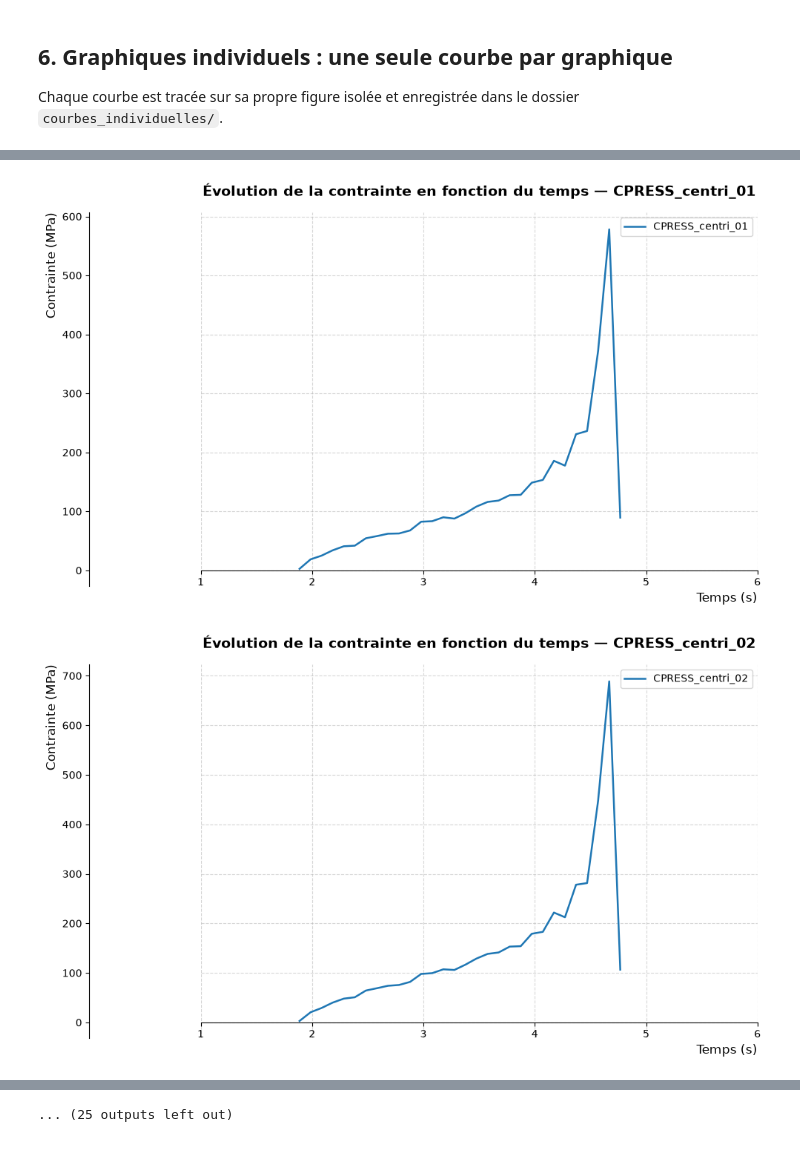
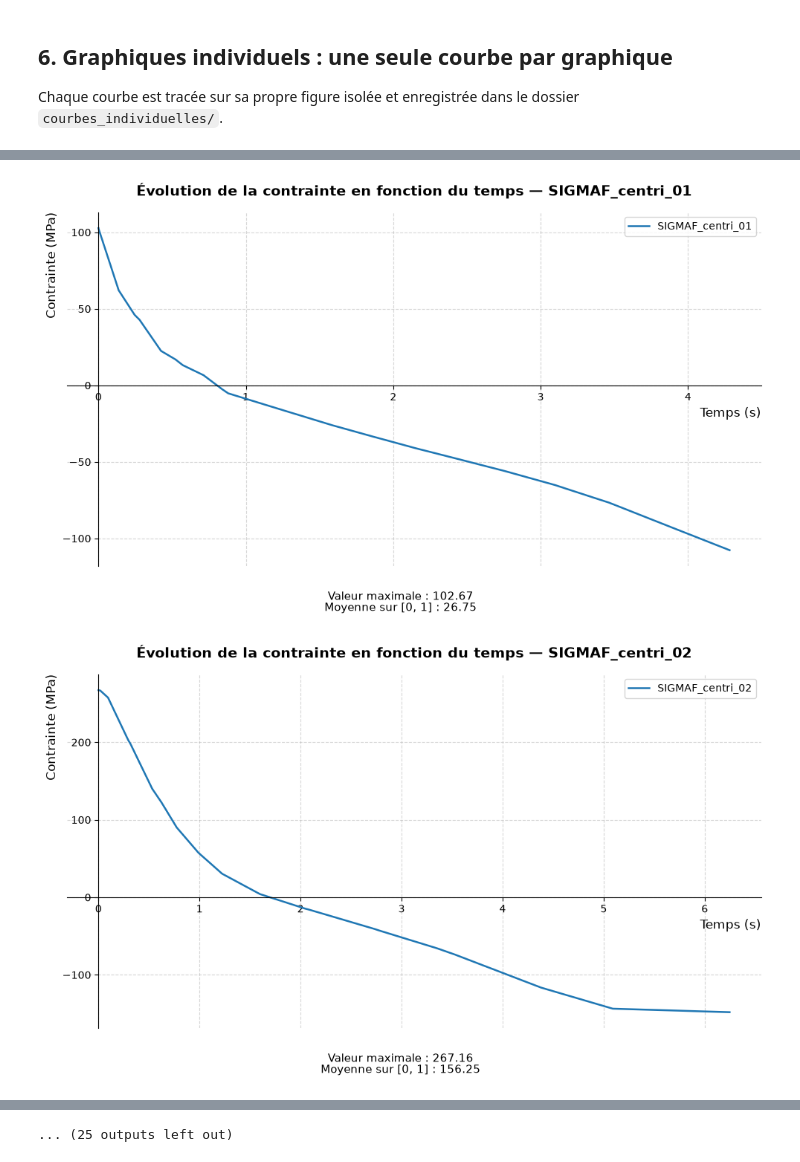
Before and after one commit to pacdav/MIG, a Jupyter notebook: trace_courbe_rpt_v3.ipynb, the cells around one changed output, grey strips where cells are left out. Cells and saved outputs as stored; diff of their text form; code cells hidden in the pictures.

Commit message:
ajout moyenne

```diff
--- a/trace_courbe_rpt_v3.ipynb
+++ b/trace_courbe_rpt_v3.ipynb
@@ -123,7 +123,7 @@ Indiquez dans `chemin_entree` l'adresse du **dossier** contenant vos fichiers `.
 # %%
 # Chemin vers un DOSSIER contenant plusieurs .rpt OU vers un fichier .rpt unique
 # Exemple Windows : r"C:\Users\Nom\Documents\mes_resultats_rpt"
-chemin_entree = r"C:\Users\pjphi\Downloads\transfer_14276624_files_df1cd06d\CPRESS"
+chemin_entree = r"C:\Users\pacom\Documents\Cours\2026-2027\MIG\Export\SIGMAF"
 inclure_sous_dossiers = False  # Passer à True pour chercher aussi dans les sous-dossiers
 
 # Gestion des fichiers .rpt contenant plusieurs blocs empilés (ex: export Abaqus 'Append to file')
@@ -150,7 +150,7 @@ echelle_x = "linear"
 echelle_y = "linear"
 
 # Bornes manuelles des axes : (min, max) ou None pour un ajustement automatique
-limites_x = (1, 6)  # Exemple : (-10, 10) ou (0, 10)
+limites_x = None  # Exemple : (-10, 10) ou (0, 10)
 limites_y = None  # Exemple : (-500, 500) ou (0, 500)
 
 # Noms personnalisés dans la légende (optionnel : dict {"nom_fichier_sans_ext": "Légende"})
@@ -251,7 +251,20 @@ for nom_fichier, data in jeux_de_donnees:
     for i in range(colonnes_y.shape[1]):
         fig, ax = plt.subplots(figsize=(10, 6))
 
-        y = colonnes_y[:, i].astype(float).copy()
+        y_original = colonnes_y[:, i].astype(float).copy()
+        valeur_max = np.nanmax(y_original)
+        borne_debut, borne_fin = 0.0, 1.0
+        if (np.all(np.isfinite(x)) and np.all(np.isfinite(y_original))
+                and x[0] <= borne_debut and x[-1] >= borne_fin):
+            x_interieur = x[(x > borne_debut) & (x < borne_fin)]
+            x_integration = np.concatenate(([borne_debut], x_interieur, [borne_fin]))
+            y_integration = np.interp(x_integration, x, y_original)
+            aire = np.sum(np.diff(x_integration) * (y_integration[:-1] + y_integration[1:]) / 2)
+            valeur_moyenne = aire / (borne_fin - borne_debut)
+            texte_moyenne = f"Moyenne sur [0, 1] : {valeur_moyenne:.2f}"
+        else:
+            texte_moyenne = "Moyenne sur [0, 1] : non calculable (intervalle hors données)"
+        y = y_original.copy()
         if enlever_zeros_y:
             y[np.abs(y) <= seuil_zero] = np.nan
 
@@ -264,7 +277,9 @@ for nom_fichier, data in jeux_de_donnees:
 
         formater_graphique(ax, f"{titre} — {label}", x_val, y_val)
 
-        plt.tight_layout()
+        fig.text(0.5, 0.04, f"Valeur maximale : {valeur_max:.2f}", ha="center", fontsize=11)
+        fig.text(0.5, 0.015, texte_moyenne, ha="center", fontsize=11)
+        plt.tight_layout(rect=(0, 0.09, 1, 1))
         nom_png = f"{nom_fichier}.png" if colonnes_y.shape[1] == 1 else f"{nom_fichier}_col{i + 1}.png"
         plt.savefig(dossier_sortie_individuel / nom_png, dpi=300)
         plt.show()
@@ -274,2 +289,2 @@ for nom_fichier, data in jeux_de_donnees:
-[figure, old version]
+[figure, new version]
-[figure, old version]
+[figure, new version]
```
Also changed, not shown: parts of 3 cells of this notebook.
